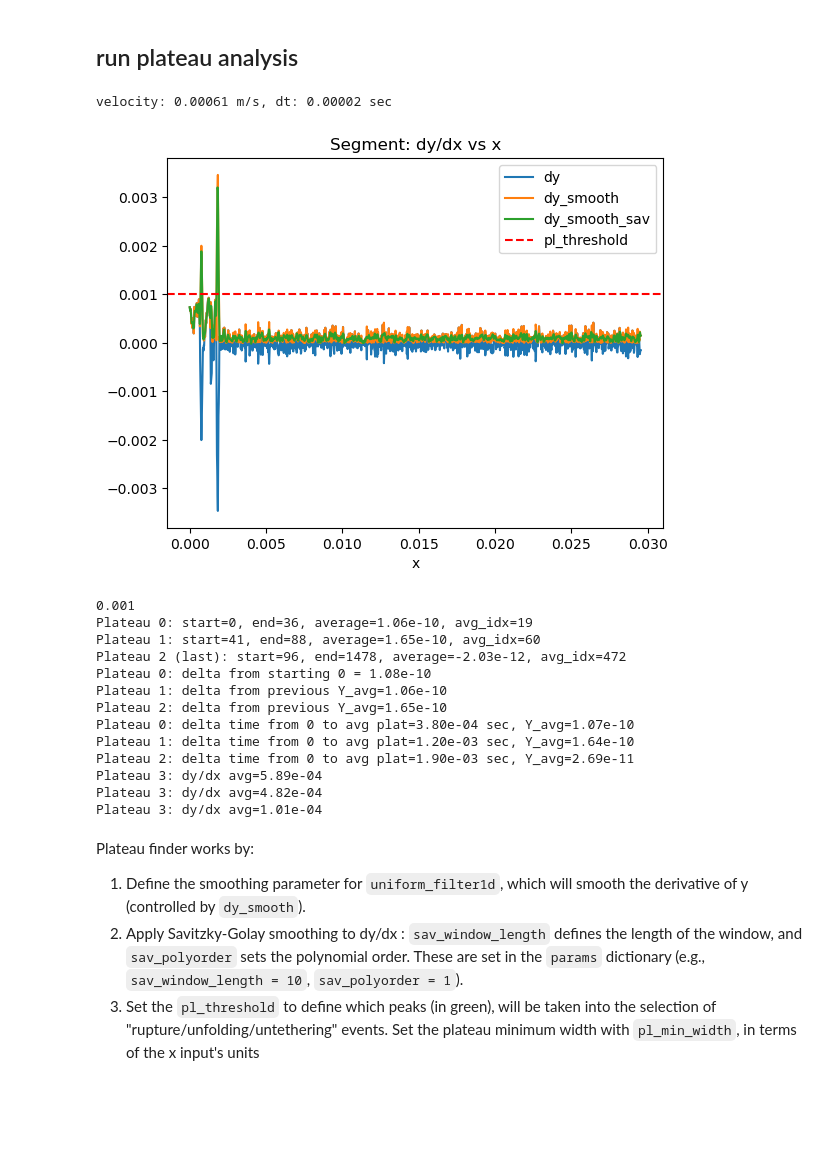
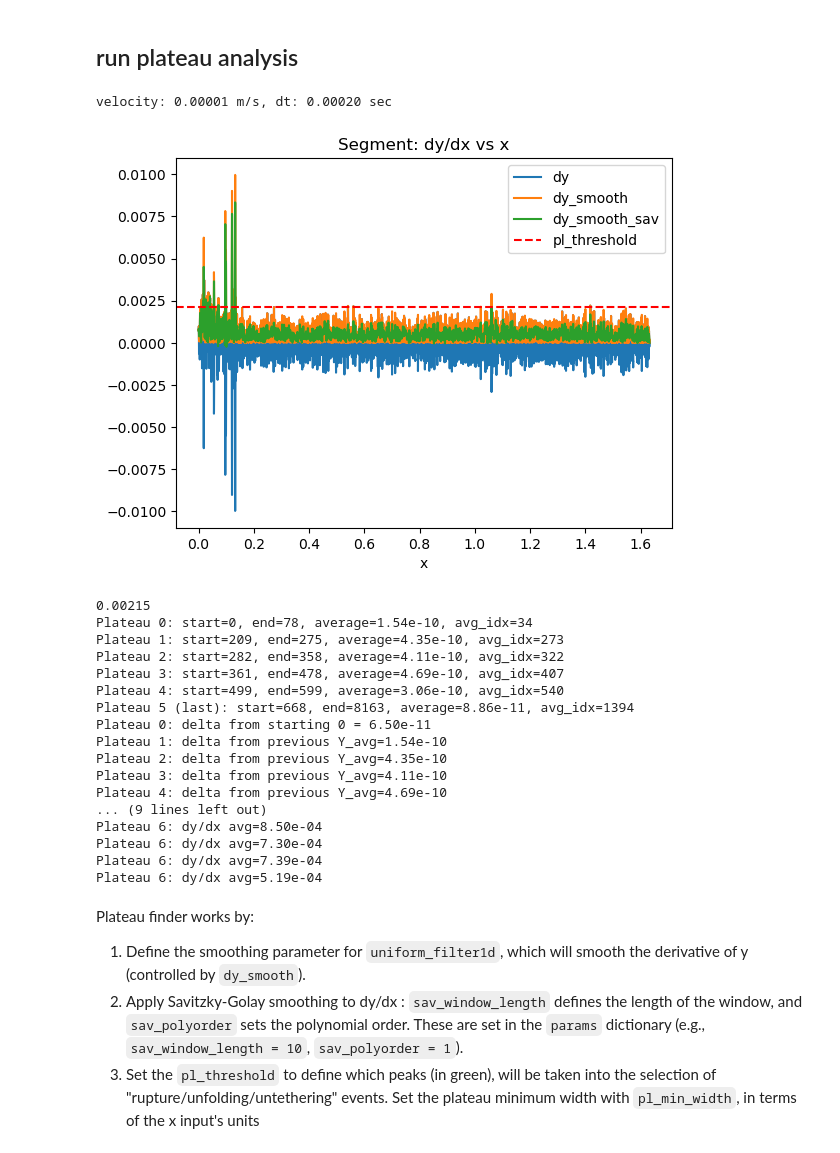
Before and after one commit to enzovill94/PyFMGUI_DyNaMo_tdms, a Jupyter notebook: notebook/velocities/600_tether_finder_pyfmlab.ipynb, the cells around one changed output. Saved outputs shown, nothing was run; the diff lists cells and outputs as text; code cells hidden in the pictures; blank space fills up the shorter version.

```diff
--- a/notebook/velocities/600_tether_finder_pyfmlab.ipynb
+++ b/notebook/velocities/600_tether_finder_pyfmlab.ipynb
@@ -209,4 +302,7 @@ metadata_ret_velocity: 600.00 um/s
 - taken from pyfmrheo
+# %%
+max_offset = 50  # %
+min_offset = 30  # %
 # %%
 def update_tilt_range(zheight, max, min, offset_type='percentage'):
     if offset_type == 'percentage':
@@ -262,0 +369,15 @@ if show_plots :
+# %%
+# get last value of deflection
+last_deflection_value = tilt_ret_deflection_N[-1]
+print (f"last_deflection_value: {last_deflection_value}")
+print (type(last_deflection_value   ))
+
+
+positives = np.where(tilt_ret_deflection_N < last_deflection_value)[0]
+# print (positives)
+
+plt.plot(positives, tilt_ret_deflection_N[positives], 'o', color='green', markersize=5, label='points > last deflection')  #
+new_first_positive_deflection = tilt_ret_deflection_N[positives[-1]]
+print (f'deflection at first positive index: {new_first_positive_deflection} N')
+
+tilt_ret_deflection_N = tilt_ret_deflection_N.copy() - new_first_positive_deflection
@@ -263,8 +398,11 @@ if show_plots :
 # %% [markdown]
 ### Do savtisky or derivative on deflection
+# %%
+sav_win_length = 40
+sav_poly_order = 10
 # %%
 # window length needs to be higher than polyorder!
-savitz_defl = savitzky_golay_smooth(tilt_ret_deflection_N, window_length=5,polyorder=1)
+savitz_defl = savitzky_golay_smooth(tilt_ret_deflection_N, window_length=sav_win_length,polyorder=sav_poly_order)
 # %%
 plt.plot(ret_corrected_displacement, tilt_ret_deflection_N, 'r-', linewidth=1.5, label='Retract', alpha=0.7)
 plt.plot(ret_corrected_displacement, savitz_defl)
@@ -606,43 +817,47 @@ def find_plateaus(x , y, params=None, dt = 1e-3):
 # %%
 # Find plateaus after the contact point and do a double savitszky-golay smoothing
 defl_savitz = savitz_defl[index_first_positive:]
 displacement = ret_corrected_displacement[index_first_positive:]
 
 # Usage with real data
 params = {## time
-    'sav_window_length': 24,
-    'sav_polyorder': 11,
+    'sav_window_length': 40,
+    'sav_polyorder': 10,
 
-    'pl_threshold_old': 0.3e-6,
-    'pl_threshold': 0.1e-2 ,
-    'pl_min_width': 1,
-    'last_num_plateaus': 7,  # Number of plateaus to ignore at the end
+    # 'pl_threshold_old': 0.3e-6,
+    'pl_threshold': 2.15e-3 ,
+    'pl_min_width': 60,
+    'last_num_plateaus': 10,  # Number of plateaus to ignore at the end
 }
 
 
 
 rel_time = np.arange(len(displacement)) * relative_SR_ret  # Assuming a constant time step
 
 # For relative time, you modified find plateaus to get the relative SR of Retract, which is the 2nd index
 plateaus, df_plat = find_plateaus(displacement, defl_savitz, params, dt= relative_SR_ret)
 # plateaus, df_plat = find_plateaus(defl_savitz, params, dt=1)
 # print(f'rel_sr_ret: {relative_SR_ret}')
 # %% [output]
-velocity: 0.00061 m/s, dt: 0.00002 sec
+velocity: 0.00001 m/s, dt: 0.00020 sec
-[figure, old version]
+[figure, new version]
-0.001
-Plateau 0: start=0, end=36, average=1.06e-10, avg_idx=19
-Plateau 1: start=41, end=88, average=1.65e-10, avg_idx=60
-Plateau 2 (last): start=96, end=1478, average=-2.03e-12, avg_idx=472
-Plateau 0: delta from starting 0 = 1.08e-10
-Plateau 1: delta from previous Y_avg=1.06e-10
-Plateau 2: delta from previous Y_avg=1.65e-10
-Plateau 0: delta time from 0 to avg plat=3.80e-04 sec, Y_avg=1.07e-10
-Plateau 1: delta time from 0 to avg plat=1.20e-03 sec, Y_avg=1.64e-10
-Plateau 2: delta time from 0 to avg plat=1.90e-03 sec, Y_avg=2.69e-11
-Plateau 3: dy/dx avg=5.89e-04
-Plateau 3: dy/dx avg=4.82e-04
-Plateau 3: dy/dx avg=1.01e-04
+0.00215
+Plateau 0: start=0, end=78, average=1.54e-10, avg_idx=34
+Plateau 1: start=209, end=275, average=4.35e-10, avg_idx=273
+Plateau 2: start=282, end=358, average=4.11e-10, avg_idx=322
+Plateau 3: start=361, end=478, average=4.69e-10, avg_idx=407
+Plateau 4: start=499, end=599, average=3.06e-10, avg_idx=540
+Plateau 5 (last): start=668, end=8163, average=8.86e-11, avg_idx=1394
+Plateau 0: delta from starting 0 = 6.50e-11
+Plateau 1: delta from previous Y_avg=1.54e-10
+Plateau 2: delta from previous Y_avg=4.35e-10
+Plateau 3: delta from previous Y_avg=4.11e-10
+Plateau 4: delta from previous Y_avg=4.69e-10
+... (9 lines left out)
+Plateau 6: dy/dx avg=8.50e-04
+Plateau 6: dy/dx avg=7.30e-04
+Plateau 6: dy/dx avg=7.39e-04
+Plateau 6: dy/dx avg=5.19e-04
 # %% [markdown]
 Plateau finder works by:
 1. Define the smoothing parameter for `uniform_filter1d`, which will smooth the derivative of y (controlled by `dy_smooth`).
```
Also changed, not shown: parts of 20 cells of this notebook, 28 other files.
